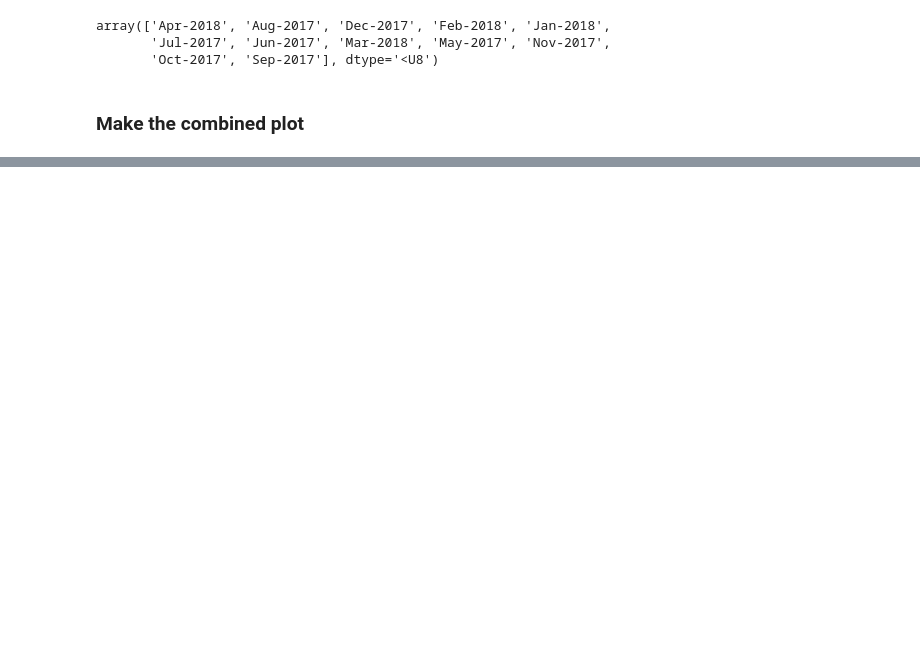
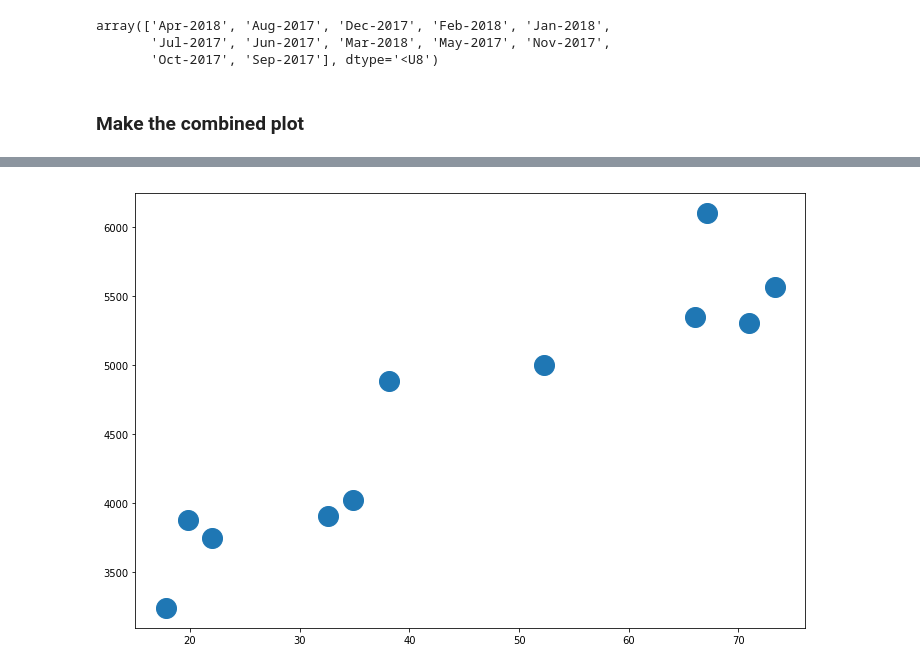
Before and after one commit to johnwmillr/WeatherStepCount, a Jupyter notebook: Apple_Health_StepCounts.ipynb, the cells around one changed output, grey strips where cells are left out. Saved outputs shown, nothing was run; the diff lists cells and outputs as text; code cells hidden in the pictures; blank space fills up the shorter version.

```diff
--- a/Apple_Health_StepCounts.ipynb
+++ b/Apple_Health_StepCounts.ipynb
@@ -194,0 +166,6 @@ plt.savefig("temperature_and_step_count.png", format=''p)
+# %%
+fig, ax = plt.subplots(figsize=(12,8))
+ax.plot(y_temp, y_step, 'o', ms=20)
+plt.show()
+# %% [output]
+[figure, added]
```
Also changed, not shown: parts of 11 cells of this notebook.
